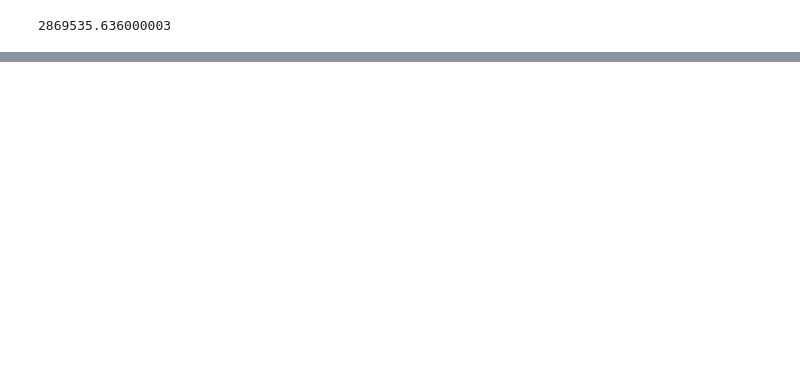
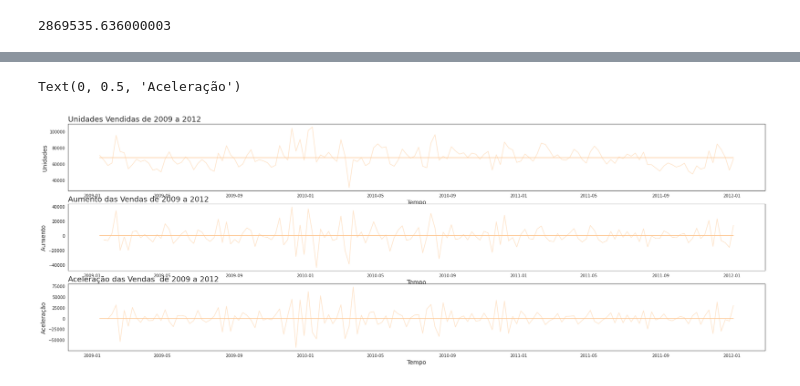
Before and after one commit to SamuelSousaFerreira/Breakfast-at-the-Frat---Time-Series-Analise, a Jupyter notebook: Breakfast_at_the_Frat.ipynb, the cells around one changed output, grey strips where cells are left out. Cells and saved outputs as stored; diff of their text form; code cells hidden in the pictures; blank space fills up the shorter version.

```diff
--- a/Breakfast_at_the_Frat.ipynb
+++ b/Breakfast_at_the_Frat.ipynb
@@ -1092,0 +1089,6 @@ sns.barplot(x='aumento em %', y='Lucro', data=aumento_lb)
+# %%
+tudo_junto.WEEK_END_DATE = pd.to_datetime(tudo_junto.WEEK_END_DATE)
+#tudo_junto.info()
+# %%
+tendencia = tudo_junto.groupby('WEEK_END_DATE')['UNITS'].sum().reset_index() #agrupamos as unidades vendidas pela data
+tendencia
@@ -1092,0 +1109,4 @@ sns.barplot(x='aumento em %', y='Lucro', data=aumento_lb)
+# %%
+tendencia['AUMENTO'] = tendencia.UNITS.diff() #diferença entre a linha atual e a linha anterior, vendas de hoje e de ontem
+tendencia['ACELERACAO'] = tendencia.AUMENTO.diff()
+tendencia
@@ -1092,0 +1127,27 @@ sns.barplot(x='aumento em %', y='Lucro', data=aumento_lb)
+# %%
+fig, eixo =plt.subplots(3,1, figsize=(30,10))
+
+sns.set_palette('Oranges')
+sns.set_style('white')
+
+ax= sns.lineplot(x='WEEK_END_DATE', y='UNITS', data= tendencia, palette= 'gray_r', ax=eixo[0])
+sns.lineplot(x='WEEK_END_DATE', y=tendencia.UNITS.mean(), data=tendencia, ax=eixo[0])
+eixo[0].set_title("Unidades Vendidas de 2009 a 2012", loc= 'left', fontsize=18)
+eixo[0].set_xlabel('Tempo', fontsize=14)
+eixo[0].set_ylabel('Unidades', fontsize=14)
+
+ax= sns.lineplot(x='WEEK_END_DATE', y='AUMENTO', data= tendencia, ax=eixo[1])
+sns.lineplot(x='WEEK_END_DATE', y=tendencia.AUMENTO.mean(), data=tendencia, ax=eixo[1])
+
+eixo[1].set_title("Aumento das Vendas de 2009 a 2012", loc= 'left', fontsize=18)
+eixo[1].set_xlabel('Tempo', fontsize=14)
+eixo[1].set_ylabel('Aumento', fontsize=14)
+
+sns.lineplot(x='WEEK_END_DATE', y='ACELERACAO', data= tendencia, ax=eixo[2])
+sns.lineplot(x='WEEK_END_DATE', y=tendencia.ACELERACAO.mean(), data=tendencia, ax=eixo[2])
+eixo[2].set_title("Aceleração das Vendas  de 2009 a 2012", loc= 'left', fontsize=18)
+eixo[2].set_xlabel('Tempo', fontsize=14)
+eixo[2].set_ylabel('Aceleração', fontsize=14)
+# %% [output]
+Text(0, 0.5, 'Aceleração')
+[figure, added]
```
Also changed, not shown: parts of 13 cells of this notebook.
